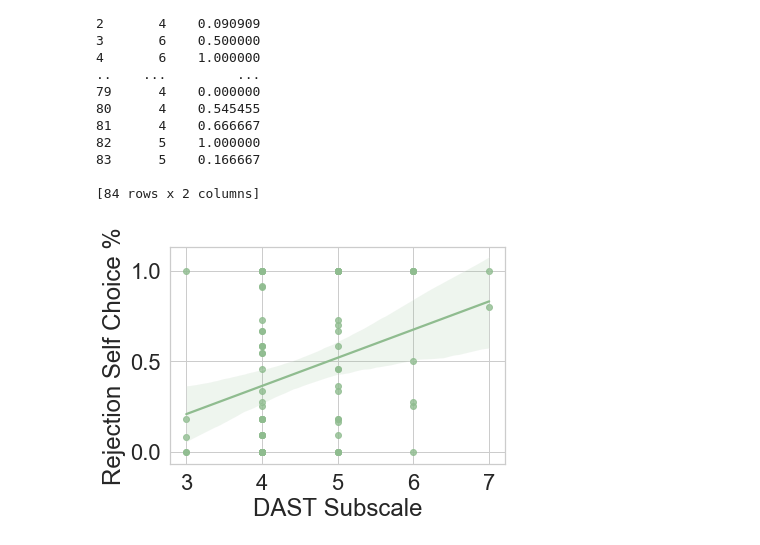
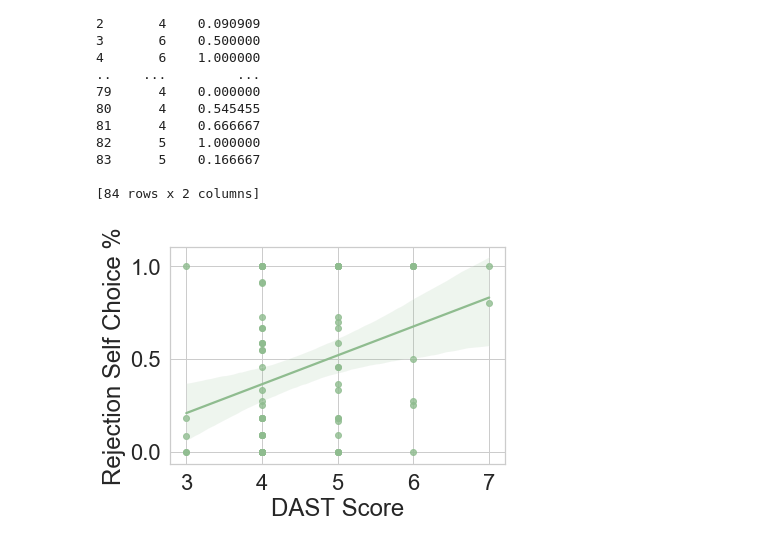
Before and after one commit to fareri-lab/Rejection_Choice, a Jupyter notebook: RMAnova w Pingouin_8.14.23.ipynb, the cells around one changed output. Cells and saved outputs as stored; diff of their text form; code cells hidden in the pictures.

```diff
--- a/RMAnova w Pingouin_8.14.23.ipynb
+++ b/RMAnova w Pingouin_8.14.23.ipynb
@@ -2140,12 +2138,12 @@ print(dast_choicescatter)
 # %%
 dast_rejchoice_scatter = pd.DataFrame()
 dast_rejchoice_scatter['DAST_'] = dast['DAST_score']
 dast_rejchoice_scatter['rejchoice_'] = rejchoice
 r = scipy.stats.spearmanr(a=dast_rejchoice_scatter.DAST_, b=dast_rejchoice_scatter.rejchoice_)[0]
 dast_rejchoice_scatter = sns.regplot(x= "DAST_", y= "rejchoice_", data= dast_rejchoice_scatter, scatter_kws={"color": "darkseagreen"}, line_kws={"color": "darkseagreen"})
 dast_rejchoice_scatter.set_ylabel('Rejection Self Choice %')
-dast_rejchoice_scatter.set_xlabel('DAST Subscale')
+dast_rejchoice_scatter.set_xlabel('DAST Score')
 #scatter_srqadmiration_choice= plt.text(2, .82, 'r = ' + str(round(r, 2)))
 plt.savefig('dast_rejchoice_scatter.png', bbox_inches='tight')
 # %% [output]
-[figure, old version]
+[figure, new version]
```
Also changed, not shown: parts of 3 cells of this notebook, 4 other files.
